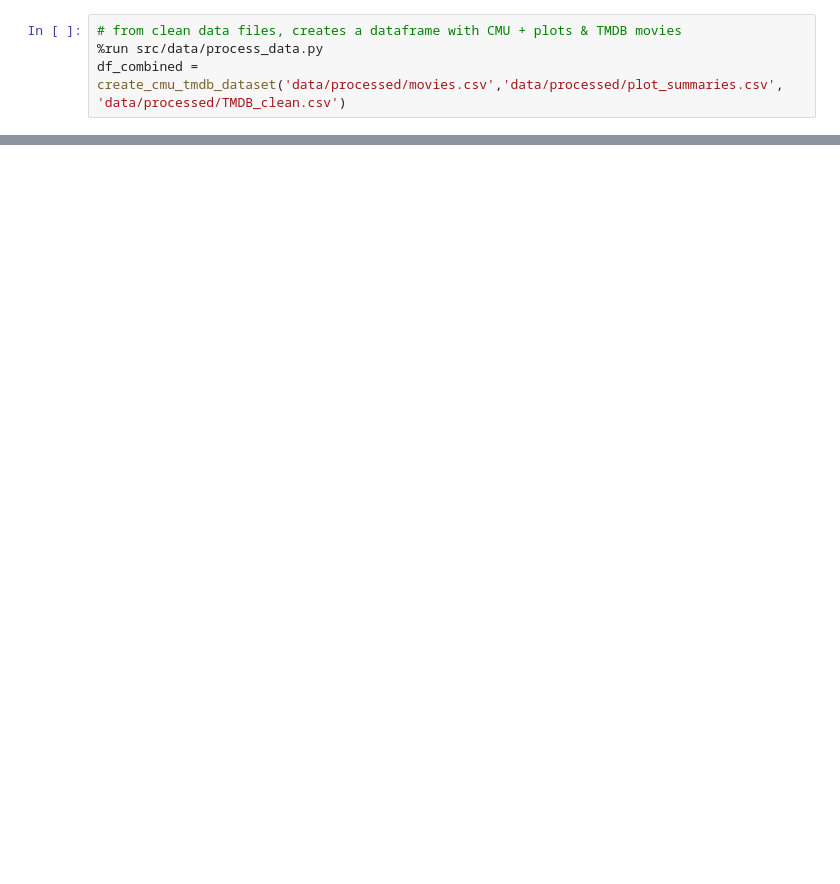
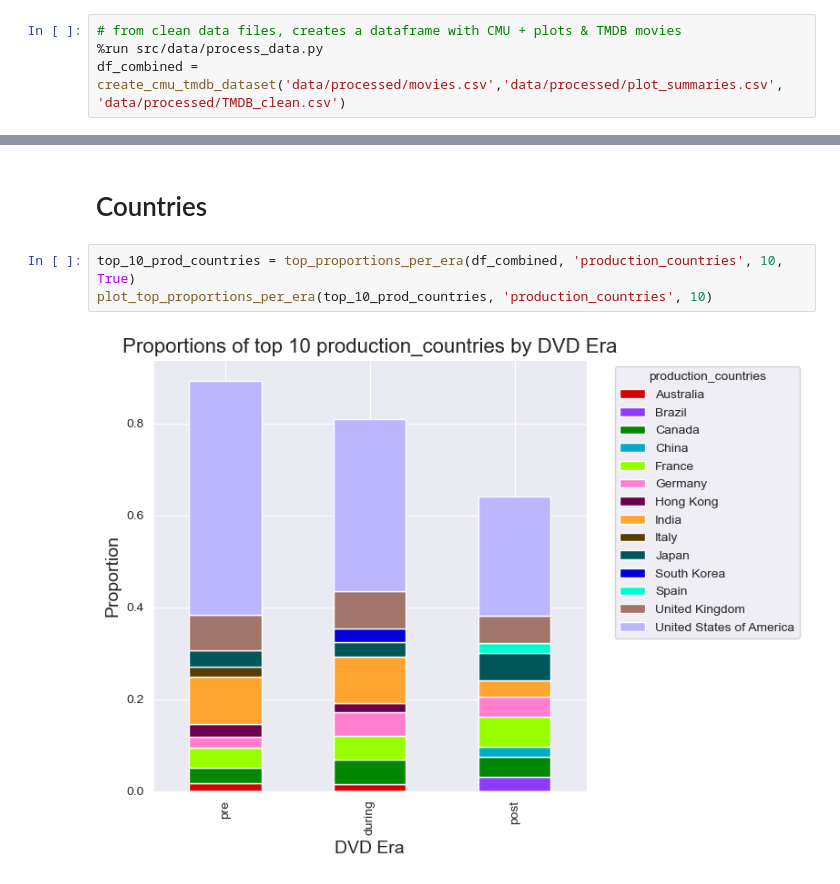
Before and after one commit to epfl-ada/ada-2024-project-databand, a Jupyter notebook: data_overview_CS.ipynb, the cells around one changed output, grey strips where cells are left out. Saved outputs shown, nothing was run; the diff lists cells and outputs as text; blank space fills up the shorter version.

```diff
--- a/data_overview_CS.ipynb
+++ b/data_overview_CS.ipynb
@@ -90,0 +130,7 @@ df_combined.groupby('dvd_era')['production_countries'].apply(lambda x: [country
+# %% [markdown]
+# Countries
+# %%
+top_10_prod_countries = top_proportions_per_era(df_combined, 'production_countries', 10, True)
+plot_top_proportions_per_era(top_10_prod_countries, 'production_countries', 10)
+# %% [output]
+[figure, added]
```
Also changed, not shown: parts of 21 cells of this notebook.
